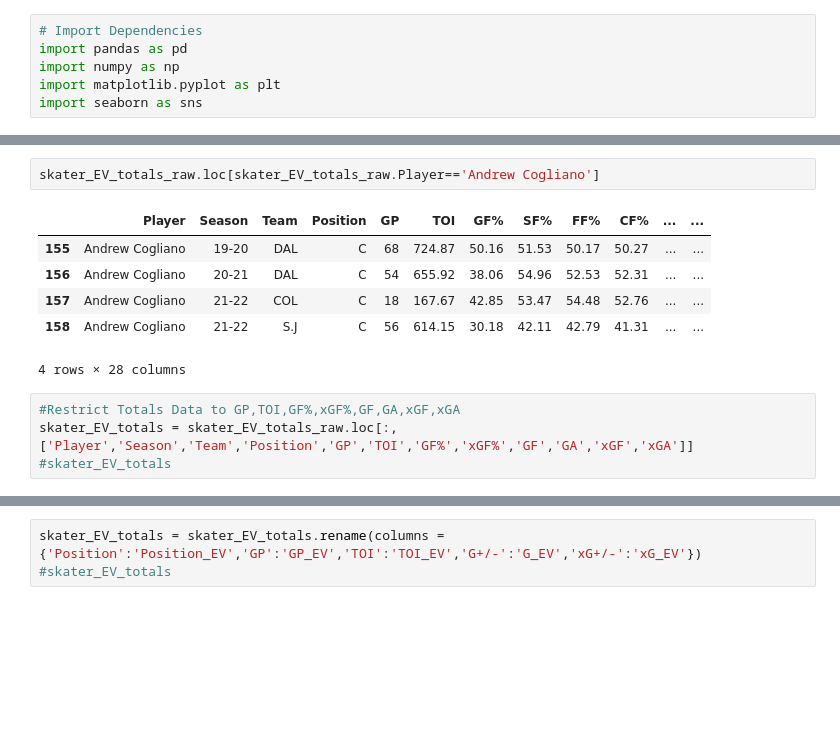
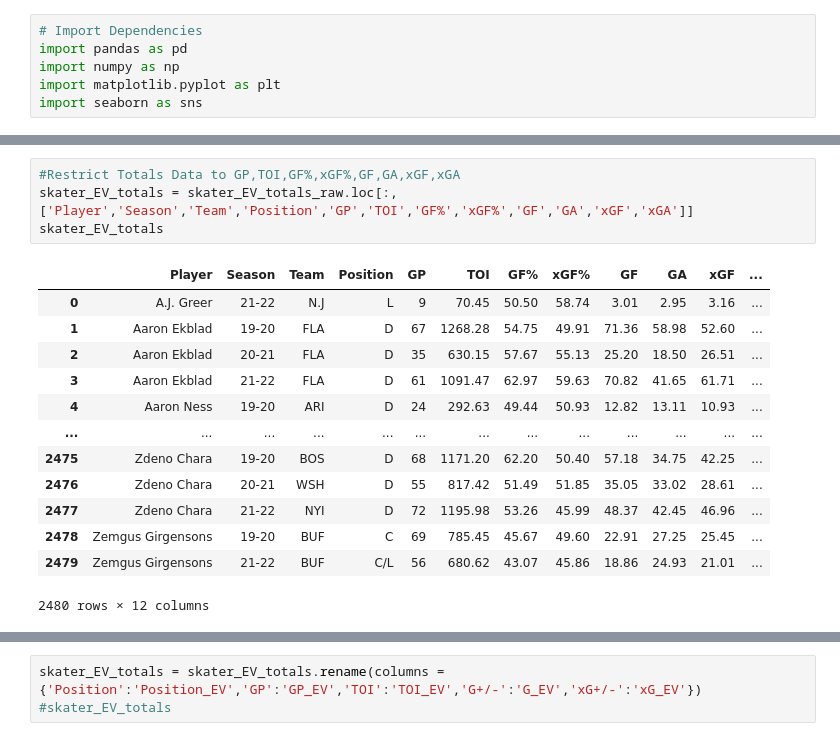
Before and after one commit to danmartin25/Hockey_Model, a Jupyter notebook: Hockey_Model_Mark_I.ipynb, the cells around one changed output, grey strips where cells are left out. Cells and saved outputs as stored; diff of their text form; blank space fills up the shorter version.

```diff
--- a/Hockey_Model_Mark_I.ipynb
+++ b/Hockey_Model_Mark_I.ipynb
@@ -34,17 +34,22 @@ skater_EV_totals_raw.head()
 5 rows × 28 columns
-# %%
-skater_EV_totals_raw.loc[skater_EV_totals_raw.Player=='Andrew Cogliano']
-# %% [output]
-|  | Player | Season | Team | Position | GP | TOI | GF% | SF% | FF% | CF% | ... | ... |
-| 155 | Andrew Cogliano | 19-20 | DAL | C | 68 | 724.87 | 50.16 | 51.53 | 50.17 | 50.27 | ... | ... |
-| 156 | Andrew Cogliano | 20-21 | DAL | C | 54 | 655.92 | 38.06 | 54.96 | 52.53 | 52.31 | ... | ... |
-| 157 | Andrew Cogliano | 21-22 | COL | C | 18 | 167.67 | 42.85 | 53.47 | 54.48 | 52.76 | ... | ... |
-| 158 | Andrew Cogliano | 21-22 | S.J | C | 56 | 614.15 | 30.18 | 42.11 | 42.79 | 41.31 | ... | ... |
-4 rows × 28 columns
 # %%
 #Restrict Totals Data to GP,TOI,GF%,xGF%,GF,GA,xGF,xGA
 skater_EV_totals = skater_EV_totals_raw.loc[:,['Player','Season','Team','Position','GP','TOI','GF%','xGF%','GF','GA','xGF','xGA']]
-#skater_EV_totals
+skater_EV_totals
+# %% [output]
+|  | Player | Season | Team | Position | GP | TOI | GF% | xGF% | GF | GA | xGF | ... |
+| 0 | A.J. Greer | 21-22 | N.J | L | 9 | 70.45 | 50.50 | 58.74 | 3.01 | 2.95 | 3.16 | ... |
+| 1 | Aaron Ekblad | 19-20 | FLA | D | 67 | 1268.28 | 54.75 | 49.91 | 71.36 | 58.98 | 52.60 | ... |
+| 2 | Aaron Ekblad | 20-21 | FLA | D | 35 | 630.15 | 57.67 | 55.13 | 25.20 | 18.50 | 26.51 | ... |
+| 3 | Aaron Ekblad | 21-22 | FLA | D | 61 | 1091.47 | 62.97 | 59.63 | 70.82 | 41.65 | 61.71 | ... |
+| 4 | Aaron Ness | 19-20 | ARI | D | 24 | 292.63 | 49.44 | 50.93 | 12.82 | 13.11 | 10.93 | ... |
+| ... | ... | ... | ... | ... | ... | ... | ... | ... | ... | ... | ... | ... |
+| 2475 | Zdeno Chara | 19-20 | BOS | D | 68 | 1171.20 | 62.20 | 50.40 | 57.18 | 34.75 | 42.25 | ... |
+| 2476 | Zdeno Chara | 20-21 | WSH | D | 55 | 817.42 | 51.49 | 51.85 | 35.05 | 33.02 | 28.61 | ... |
+| 2477 | Zdeno Chara | 21-22 | NYI | D | 72 | 1195.98 | 53.26 | 45.99 | 48.37 | 42.45 | 46.96 | ... |
+| 2478 | Zemgus Girgensons | 19-20 | BUF | C | 69 | 785.45 | 45.67 | 49.60 | 22.91 | 27.25 | 25.45 | ... |
+| 2479 | Zemgus Girgensons | 21-22 | BUF | C/L | 56 | 680.62 | 43.07 | 45.86 | 18.86 | 24.93 | 21.01 | ... |
+2480 rows × 12 columns
 # %%
 #Add columns for G+/-,xG+/-
 skater_EV_totals['G+/-'] = skater_EV_totals['GF'] - skater_EV_totals['GA']
```
Also changed, not shown: parts of 23 cells of this notebook.
